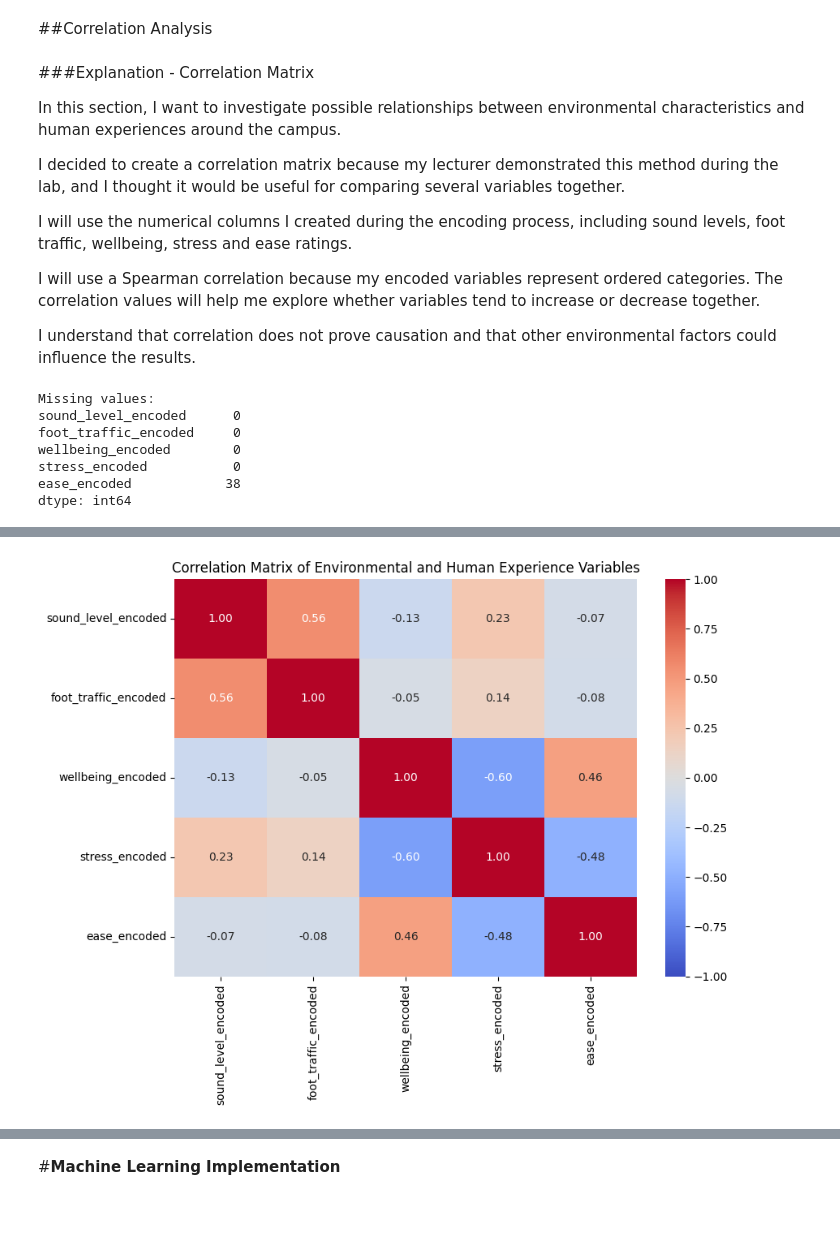
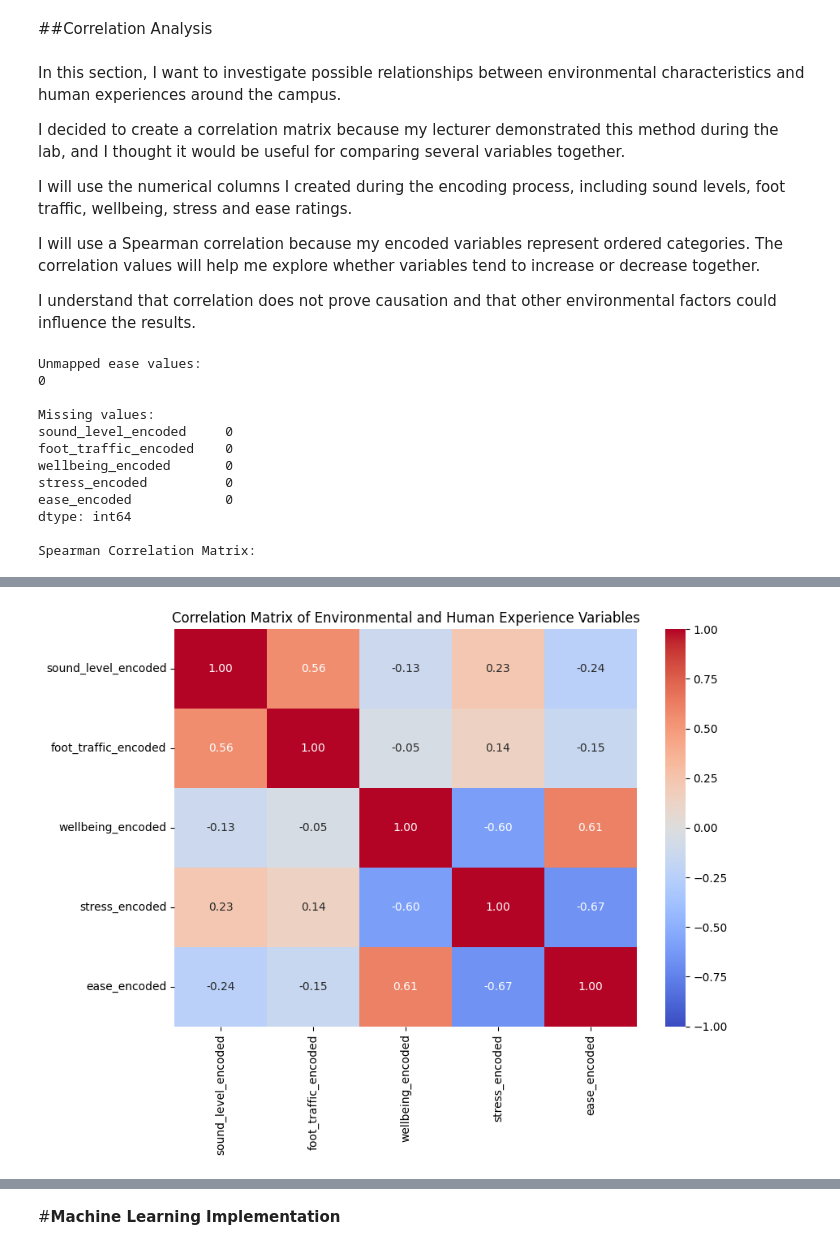
Before and after one commit to Beatricepapi/ml-campus_data_project-colab, a Jupyter notebook: Beatrice_Papi_Machine_Learning_with_Python_Project.ipynb, the cells around one changed output, grey strips where cells are left out. Cells and saved outputs as stored; diff of their text form; code cells hidden in the pictures; blank space fills up the shorter version.

Commit message:
Completed Linear Regression, model evaluation, corrected correlation analysis, all five decision logs and project conclusion.

```diff
--- a/Beatrice_Papi_Machine_Learning_with_Python_Project.ipynb
+++ b/Beatrice_Papi_Machine_Learning_with_Python_Project.ipynb
@@ -716,8 +715,6 @@ After running the code, I checked that the numerical values matched the original
 # %% [markdown]
 ##Correlation Analysis
 # %% [markdown]
-###Explanation - Correlation Matrix
-
 In this section, I want to investigate possible relationships between environmental characteristics and human experiences around the campus.
 
 I decided to create a correlation matrix because my lecturer demonstrated this method during the lab, and I thought it would be useful for comparing several variables together.
@@ -731,6 +728,28 @@ I understand that correlation does not prove causation and that other environmen
 import pandas as pd
 import matplotlib.pyplot as plt
 import seaborn as sns
+
+#Correct spelling mistakes in ease ratings
+df_clean['ease_rating'] = df_clean['ease_rating'].replace({
+    'Slighly uneasy': 'Slightly uneasy',
+    'Vey easy': 'Very easy'
+})
+
+#Encode the corrected ease ratings
+ease_mapping = {
+    'Very uneasy': 0,
+    'Slightly uneasy': 1,
+    'Neutral': 2,
+    'Easy': 3,
+    'Very easy': 4
+}
+
+df_clean['ease_encoded'] = (
+    df_clean['ease_rating'].map(ease_mapping)
+)
+
+print("Unmapped ease values:")
+print(df_clean['ease_encoded'].isnull().sum())
 
 correlation_columns = [
     'sound_level_encoded',
@@ -742,13 +761,18 @@ correlation_columns = [
 
 correlation_data = df_clean[correlation_columns]
 
-print("Missing values:")
+print("\nMissing values:")
 print(correlation_data.isnull().sum())
 
-correlation_matrix = correlation_data.corr(method='spearman')
+correlation_matrix = correlation_data.corr(
+    method='spearman'
+)
 
+# Display the correlation matrix
+print("\nSpearman Correlation Matrix:")
 display(correlation_matrix.round(2))
 
+# Create the correlation heatmap
 plt.figure(figsize=(9, 7))
 
 sns.heatmap(
@@ -761,15 +785,23 @@ sns.heatmap(
     fmt='.2f'
 )
 
-plt.title('Correlation Matrix of Environmental and Human Experience Variables')
+plt.title(
+    'Correlation Matrix of Environmental and Human Experience Variables'
+)
+
 plt.tight_layout()
 plt.show()
 # %% [output]
+Unmapped ease values:
+0
+
 Missing values:
-sound_level_encoded      0
-foot_traffic_encoded     0
-wellbeing_encoded        0
-stress_encoded           0
-ease_encoded            38
+sound_level_encoded     0
+foot_traffic_encoded    0
+wellbeing_encoded       0
+stress_encoded          0
+ease_encoded            0
 dtype: int64
+
+Spearman Correlation Matrix:
 |  | sound_level_encoded | foot_traffic_encoded | wellbeing_encoded | stress_encoded | ease_encoded |
@@ -781,4 +813,4 @@ dtype: int64
-[figure, old version]
+[figure, new version]
 # %% [markdown]
 ###Interpretation - Correlation Matrix Heatmap
 
```
Also changed, not shown: parts of 35 cells of this notebook.
